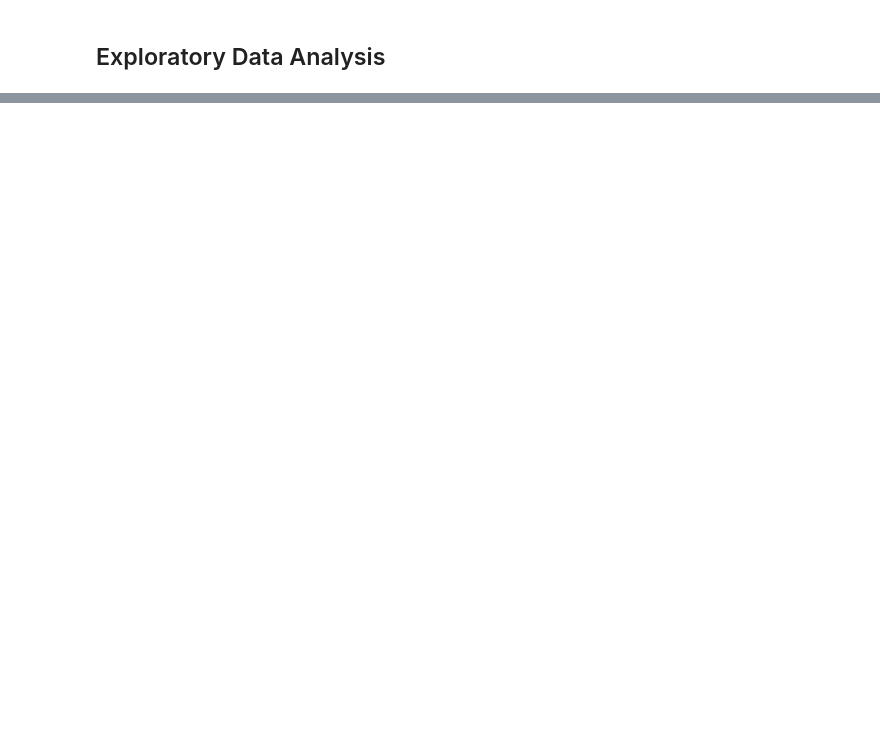
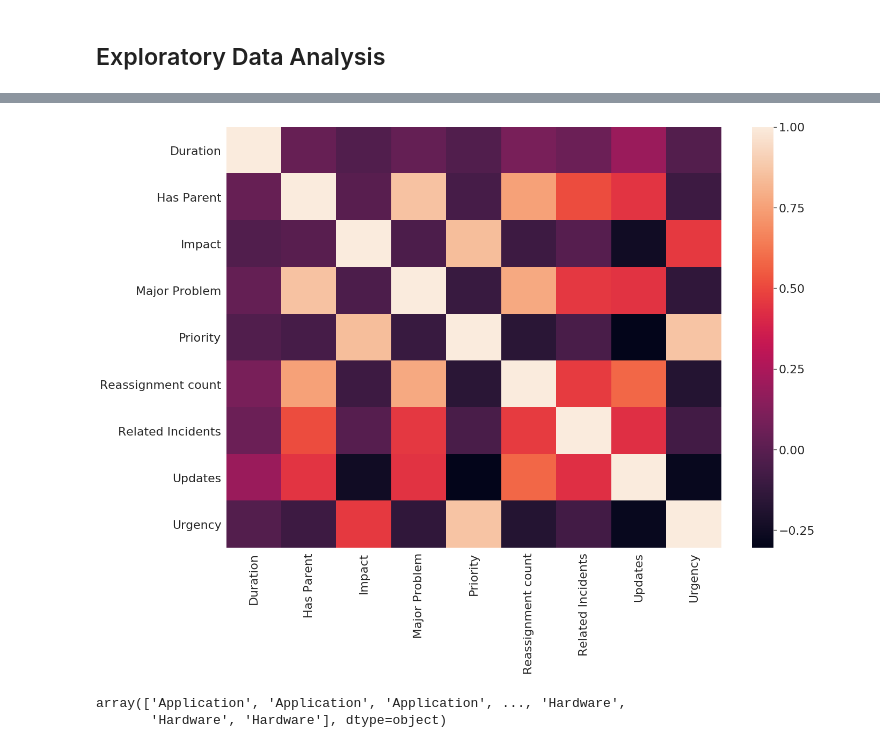
Before and after one commit to wjbrittonv/UMRFDataScience, a Jupyter notebook: MacClusteringProject/Visualization.ipynb, the cells around one changed output, grey strips where cells are left out. Saved outputs shown, nothing was run; the diff lists cells and outputs as text; code cells hidden in the pictures; blank space fills up the shorter version.

```diff
--- a/MacClusteringProject/Visualization.ipynb
+++ b/MacClusteringProject/Visualization.ipynb
@@ -22,7 +24,7 @@ from rake_nltk import Rake
 Import data as data frame
 # %%
 # dataPath = "/mnt/c/Users/LJUDY/OneDrive/MyStuff/Work/FedEx/Shift Lead/Clustering Project/"
-simplefile = "problems_preprocessed.csv"
+simplefile = "problems_2categories.csv"
 
 data = pd.read_csv(simplefile)
 data.head()
@@ -255,7 +295,15 @@ seaborn.violinplot('Duration Mean', 'Assignment group', errwidth=0, data=data, a
 seaborn.violinplot('Duration Mean', 'Company', errwidth=0, data=data, ax=ax[2,0])
 seaborn.violinplot('Duration Mean', 'Created Time', errwidth=0, data=data, ax=ax[2,1])
 # %%
-corr = data.corr()
+corrdata = data.drop('Business duration', axis=1)
+fig, ax = plt.subplots(1,1)
+plt.subplots_adjust(wspace=.5, hspace=.2)
+fig.set_figwidth(20)
+fig.set_figheight(15)
+corr = corrdata.corr()
 seaborn.heatmap(corr,
             xticklabels=corr.columns.values,
             yticklabels=corr.columns.values)
+plt.savefig("CorrelationHeatmap.png")
+# %% [output]
+[figure, added]
@@ -261,0 +314,13 @@ seaborn.heatmap(corr,
+# %%
+# le = preprocessing.LabelEncoder()
+# for col in range(len(X[0])):
+#     X[:,col] = le.fit_transform(X[:,col])
+X = df.drop('Category', axis=1)
+X = pd.get_dummies(X, columns=["'Assignment group'", "'Business service'",
+                               'Company', "'Created Time'", "'Created by'",
+                               "'Opened by'", 'Type'])
+y = df['Category'].values
+y
+# %% [output]
+array(['Application', 'Application', 'Application', ..., 'Hardware',
+       'Hardware', 'Hardware'], dtype=object)
```
Also changed, not shown: parts of 12 cells of this notebook, 27 other files.
